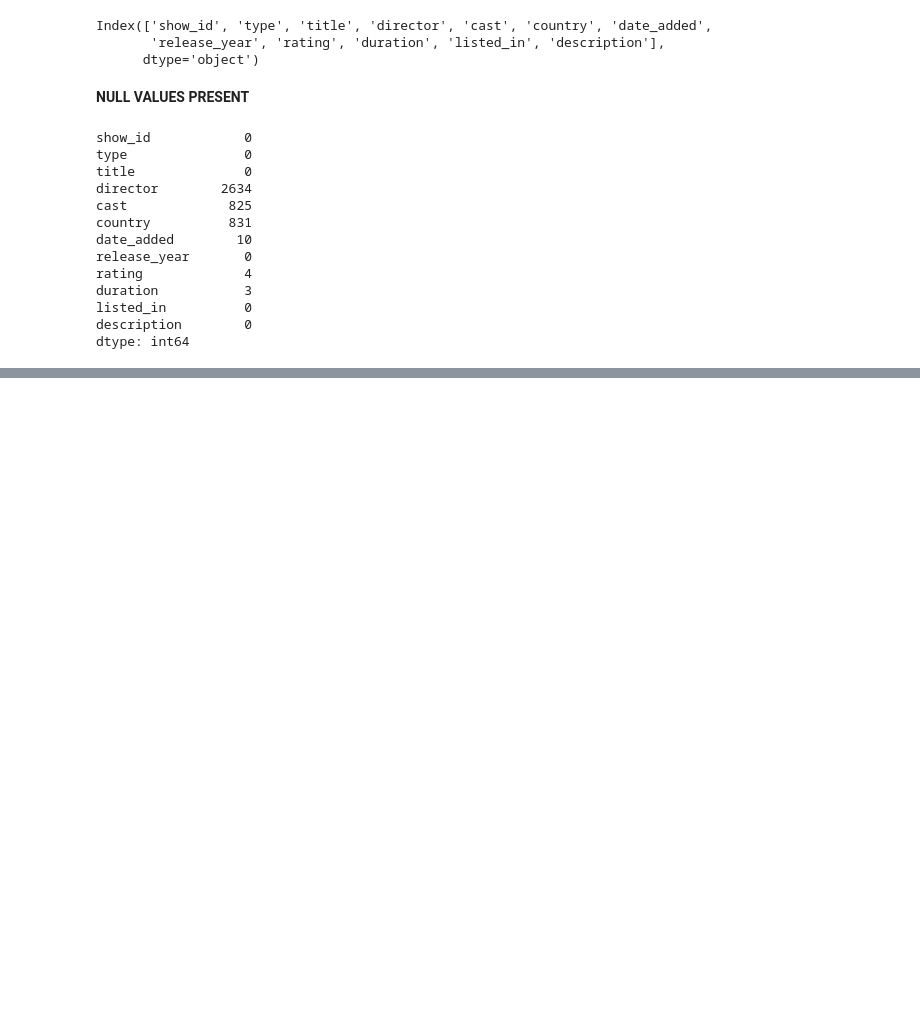
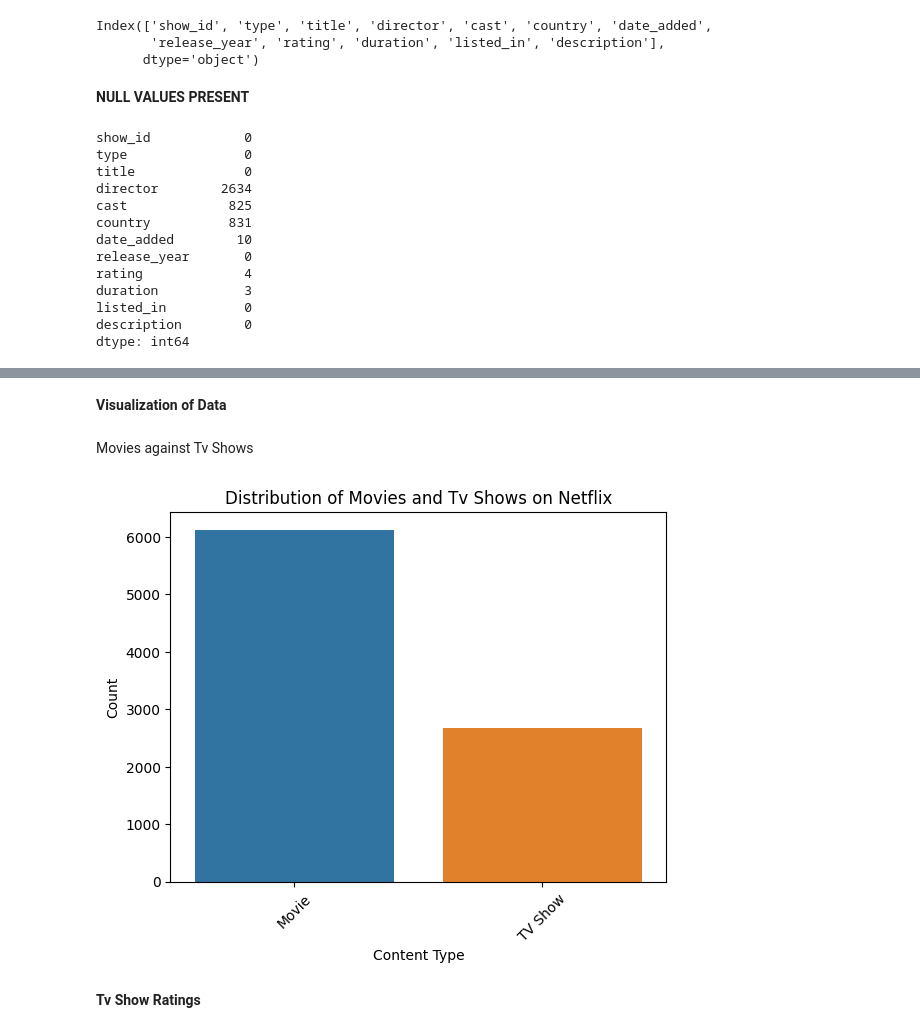
Before and after one commit to harrisonokojie/netflix_eda, a Jupyter notebook: Netflix.ipynb, the cells around one changed output, grey strips where cells are left out. Cells and saved outputs as stored; diff of their text form; code cells hidden in the pictures; blank space fills up the shorter version.

```diff
--- a/Netflix.ipynb
+++ b/Netflix.ipynb
@@ -89,0 +99,6 @@ dtype: int64
+# %%
+netflix_copy = netflix.copy()
+
+netflix_copy = netflix_copy.dropna()
+
+netflix_copy.shape
@@ -89,0 +135,8 @@ dtype: int64
+# %%
+netflix_copy['date_added'] = pd.to_datetime(netflix_copy['date_added'])
+netflix_copy['day_added'] = netflix_copy['date_added'].dt.day
+netflix_copy['year_added'] = netflix_copy['date_added'].dt.year
+netflix_copy['month_added']= netflix_copy['date_added'].dt.month
+netflix_copy['year_added'].astype(int);
+netflix_copy['day_added'].astype(int);
+netflix_copy.head(10)
@@ -89,0 +155,16 @@ dtype: int64
+# %% [markdown]
+**Visualization of Data**
+# %% [markdown]
+Movies against Tv Shows
+# %%
+sns.countplot(netflix_copy, x ='type')
+
+plt.xticks(rotation = 45)
+plt.xlabel('Content Type')
+plt.ylabel('Count')
+plt.title('Distribution of Movies and Tv Shows on Netflix')
+plt.show()
+# %% [output]
+[figure, added]
+# %% [markdown]
+**Tv Show Ratings**
```
Also changed, not shown: parts of 10 cells of this notebook.
